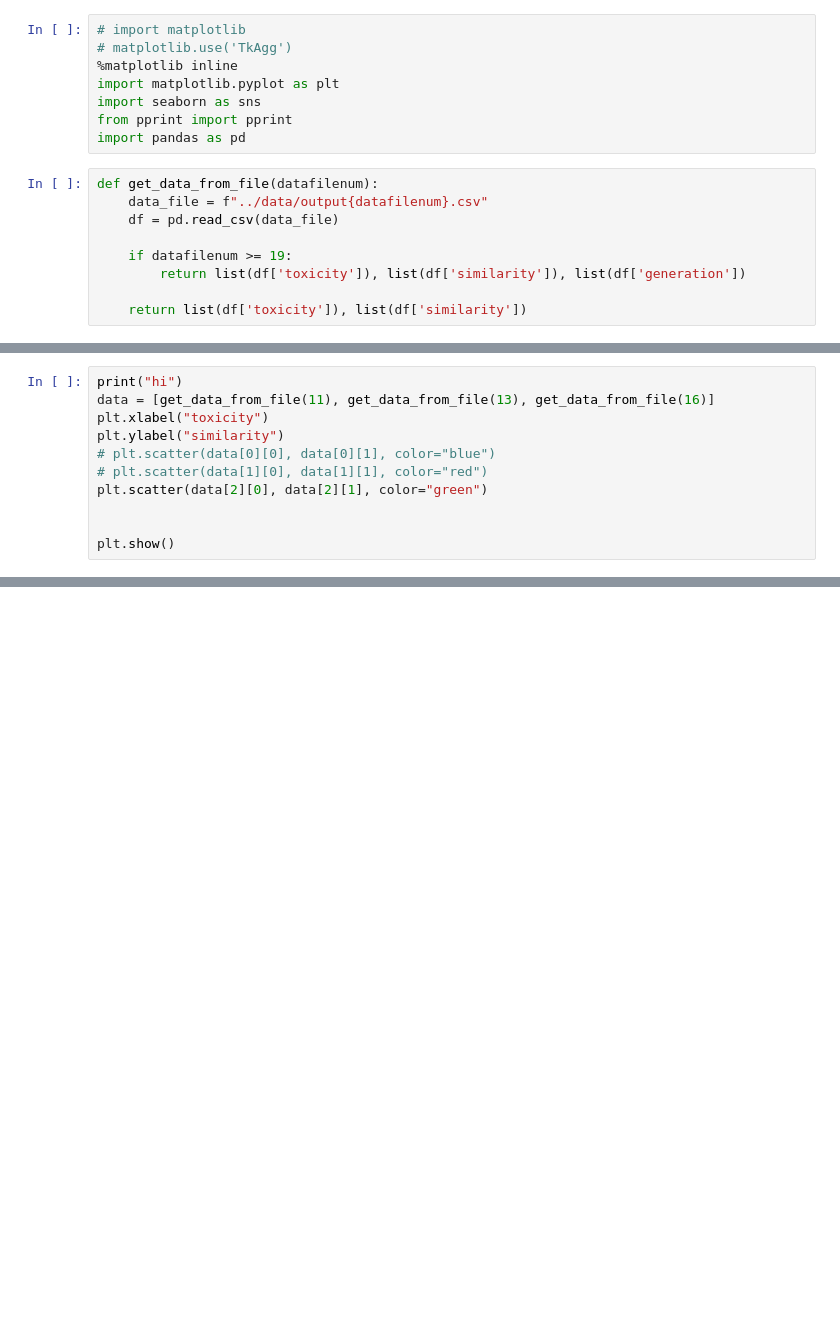
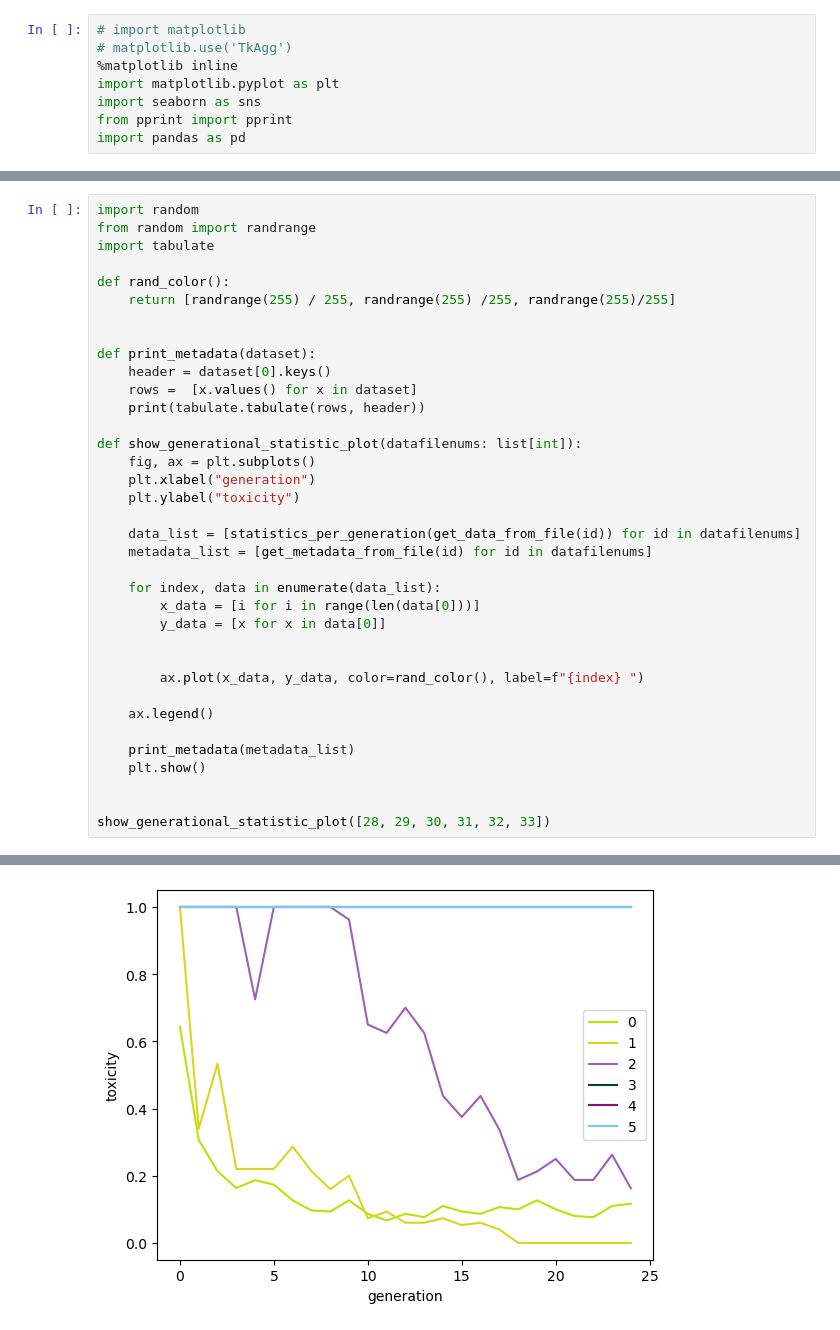
Before and after one commit to rajobasu/FYP, a Jupyter notebook: display/plotterntb.ipynb, the cells around one changed output, grey strips where cells are left out. Drawn from its saved outputs; the diff is of its cells as text; blank space fills up the shorter version.

Commit message:
add display stuff, add backdoor for consistent toxicity rating

```diff
--- a/display/plotterntb.ipynb
+++ b/display/plotterntb.ipynb
@@ -6,12 +6,3 @@ import matplotlib.pyplot as plt
 import seaborn as sns
 from pprint import pprint
 import pandas as pd
-# %%
-def get_data_from_file(datafilenum):
-    data_file = f"../data/output{datafilenum}.csv"
-    df = pd.read_csv(data_file)
-
-    if datafilenum >= 19:
-        return list(df['toxicity']), list(df['similarity']), list(df['generation'])
-
-    return list(df['toxicity']), list(df['similarity'])
@@ -47,11 +8,0 @@ show_data(21)
-# %%
-print("hi")
-data = [get_data_from_file(11), get_data_from_file(13), get_data_from_file(16)]
-plt.xlabel("toxicity")
-plt.ylabel("similarity")
-# plt.scatter(data[0][0], data[0][1], color="blue")
-# plt.scatter(data[1][0], data[1][1], color="red")
-plt.scatter(data[2][0], data[2][1], color="green")
-
-
-plt.show()
@@ -57,0 +49,37 @@ plt.show()
+# %%
+import random
+from random import randrange
+import tabulate
+
+def rand_color():
+    return [randrange(255) / 255, randrange(255) /255, randrange(255)/255]
+
+
+def print_metadata(dataset):
+    header = dataset[0].keys()
+    rows =  [x.values() for x in dataset]
+    print(tabulate.tabulate(rows, header))
+
+def show_generational_statistic_plot(datafilenums: list[int]):
+    fig, ax = plt.subplots()
+    plt.xlabel("generation")
+    plt.ylabel("toxicity")
+
+    data_list = [statistics_per_generation(get_data_from_file(id)) for id in datafilenums]
+    metadata_list = [get_metadata_from_file(id) for id in datafilenums]
+
+    for index, data in enumerate(data_list):
+        x_data = [i for i in range(len(data[0]))]
+        y_data = [x for x in data[0]]
+
+
+        ax.plot(x_data, y_data, color=rand_color(), label=f"{index} ")
+
+    ax.legend()
+
+    print_metadata(metadata_list)
+    plt.show()
+
+
+show_generational_statistic_plot([28, 29, 30, 31, 32, 33])
+# %% [output]
@@ -57,0 +94 @@ plt.show()
+[figure, added]
```
Also changed, not shown: parts of 5 cells of this notebook, 2 other files.
